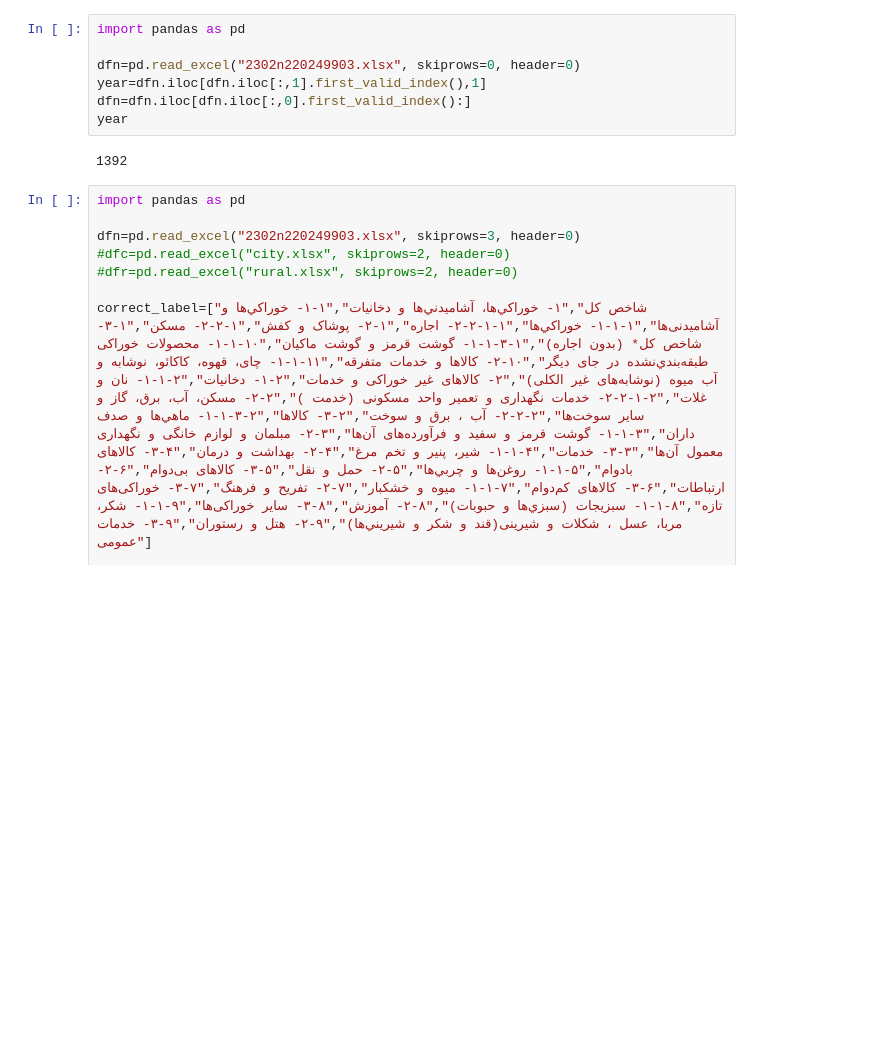
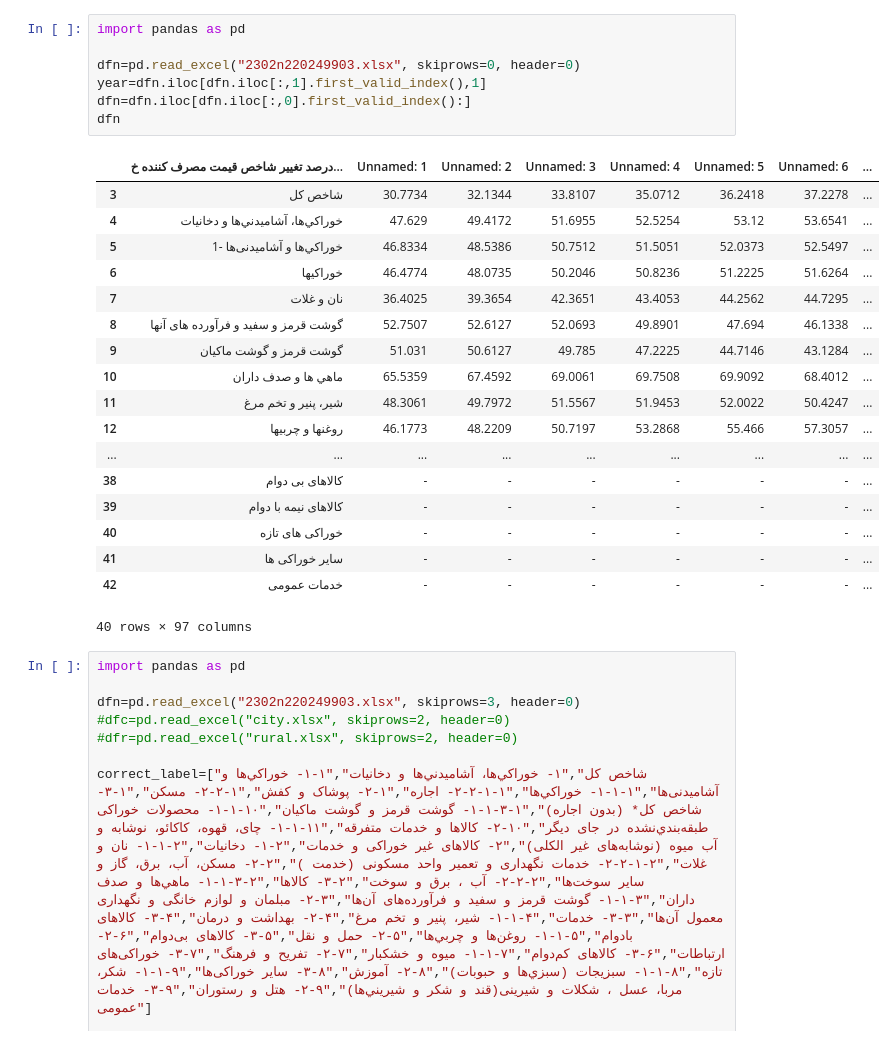
Before and after one commit to havaledar/PDN, a Jupyter notebook: data prep.ipynb, the cells around one changed output. Saved outputs shown, nothing was run; the diff lists cells and outputs as text; blank space fills up the shorter version.

Commit message:
neat deletion and year detection

```diff
--- a/data prep.ipynb
+++ b/data prep.ipynb
@@ -35,12 +35,29 @@ dfn_unpivot.to_excel("output.xlsx")
 # %%
 import pandas as pd
 
 dfn=pd.read_excel("2302n220249903.xlsx", skiprows=0, header=0)
 year=dfn.iloc[dfn.iloc[:,1].first_valid_index(),1]
 dfn=dfn.iloc[dfn.iloc[:,0].first_valid_index():]
-year
+dfn
 # %% [output]
+|  | درصد تغییر شاخص قیمت مصرف کننده خ... | Unnamed: 1 | Unnamed: 2 | Unnamed: 3 | Unnamed: 4 | Unnamed: 5 | Unnamed: 6 | ... |
+| 3 | شاخص كل | 30.7734 | 32.1344 | 33.8107 | 35.0712 | 36.2418 | 37.2278 | ... |
+| 4 | خوراكي‌ها، آشاميدني‌ها و دخانيات | 47.629 | 49.4172 | 51.6955 | 52.5254 | 53.12 | 53.6541 | ... |
+| 5 | 1- خوراكي‌ها و آشاميدنی‌ها | 46.8334 | 48.5386 | 50.7512 | 51.5051 | 52.0373 | 52.5497 | ... |
+| 6 | خوراكيها | 46.4774 | 48.0735 | 50.2046 | 50.8236 | 51.2225 | 51.6264 | ... |
+| 7 | نان و غلات | 36.4025 | 39.3654 | 42.3651 | 43.4053 | 44.2562 | 44.7295 | ... |
+| 8 | گوشت قرمز و سفيد و فرآورده های آنها | 52.7507 | 52.6127 | 52.0693 | 49.8901 | 47.694 | 46.1338 | ... |
+| 9 | گوشت قرمز و گوشت ماكيان | 51.031 | 50.6127 | 49.785 | 47.2225 | 44.7146 | 43.1284 | ... |
+| 10 | ماهي ها و صدف داران | 65.5359 | 67.4592 | 69.0061 | 69.7508 | 69.9092 | 68.4012 | ... |
+| 11 | شير، پنير و تخم مرغ | 48.3061 | 49.7972 | 51.5567 | 51.9453 | 52.0022 | 50.4247 | ... |
+| 12 | روغنها و چربيها | 46.1773 | 48.2209 | 50.7197 | 53.2868 | 55.466 | 57.3057 | ... |
+| ... | ... | ... | ... | ... | ... | ... | ... | ... |
+| 38 | کالاهای بی دوام | - | - | - | - | - | - | ... |
+| 39 | کالاهای نیمه با دوام | - | - | - | - | - | - | ... |
+| 40 | خوراکی های تازه | - | - | - | - | - | - | ... |
+| 41 | سایر خوراکی ها | - | - | - | - | - | - | ... |
+| 42 | خدمات عمومی | - | - | - | - | - | - | ... |
-1392
+40 rows × 97 columns
 # %%
 import pandas as pd
 
```
Also changed, not shown: parts of 1 cell of this notebook, 2 other files.
